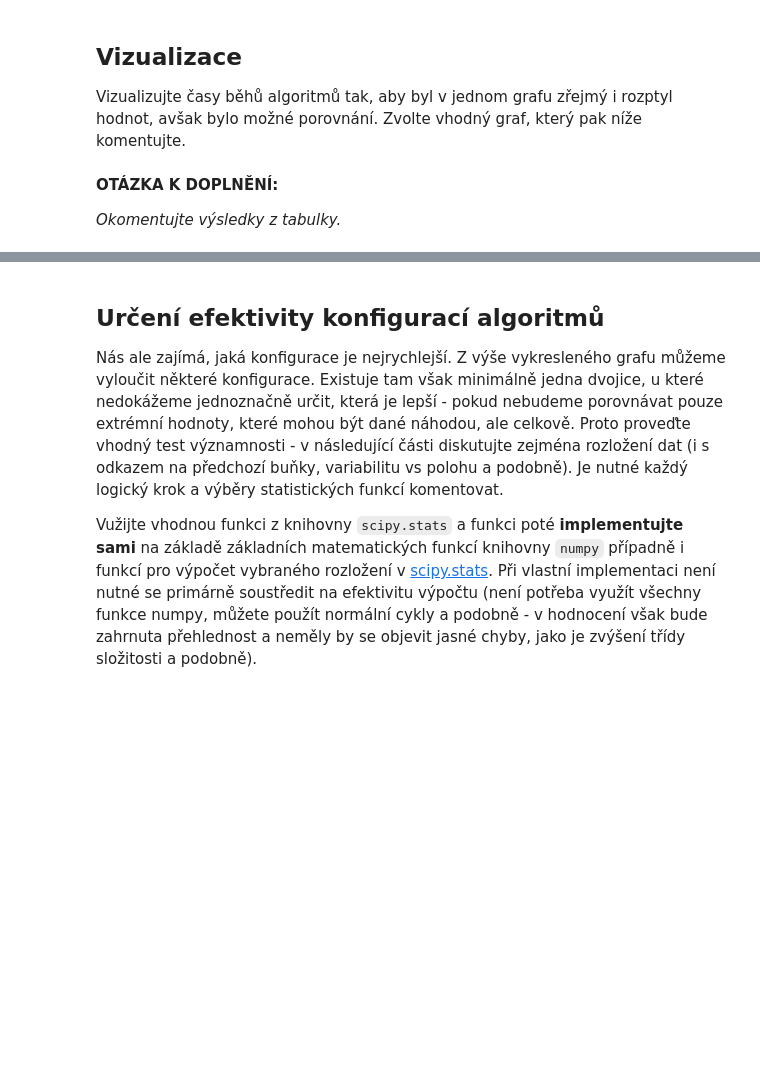
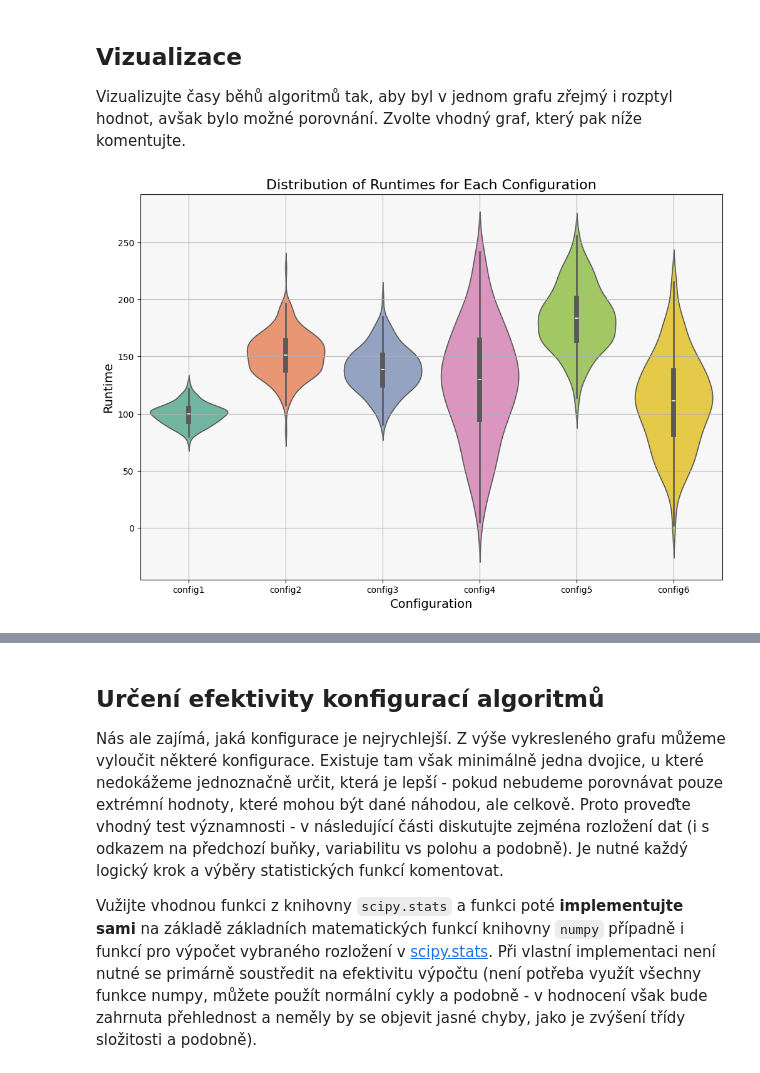
Before and after one commit to IamBahno/MSP-project-1, a Jupyter notebook: proj1.ipynb, the cells around one changed output, grey strips where cells are left out. Saved outputs shown, nothing was run; the diff lists cells and outputs as text; code cells hidden in the pictures; blank space fills up the shorter version.

```diff
--- a/proj1.ipynb
+++ b/proj1.ipynb
@@ -178,4 +190,10 @@ Vizualizujte časy běhů algoritmů tak, aby byl v jednom grafu zřejmý i rozp
-# %% [markdown]
-__OTÁZKA K DOPLNĚNÍ:__
-
-_Okomentujte  výsledky z tabulky._
+# %%
+plt.figure(figsize=(12, 8))
+sns.violinplot(data=clean_df,x='configuration',y='runtime',hue='configuration',palette='Set2',inner='box')
+
+plt.title('Distribution of Runtimes for Each Configuration', fontsize=16)
+plt.xlabel('Configuration', fontsize=14)
+plt.ylabel('Runtime', fontsize=14)
+plt.grid(True)
+# %% [output]
+[figure, added]
```
Also changed, not shown: parts of 12 cells of this notebook.
